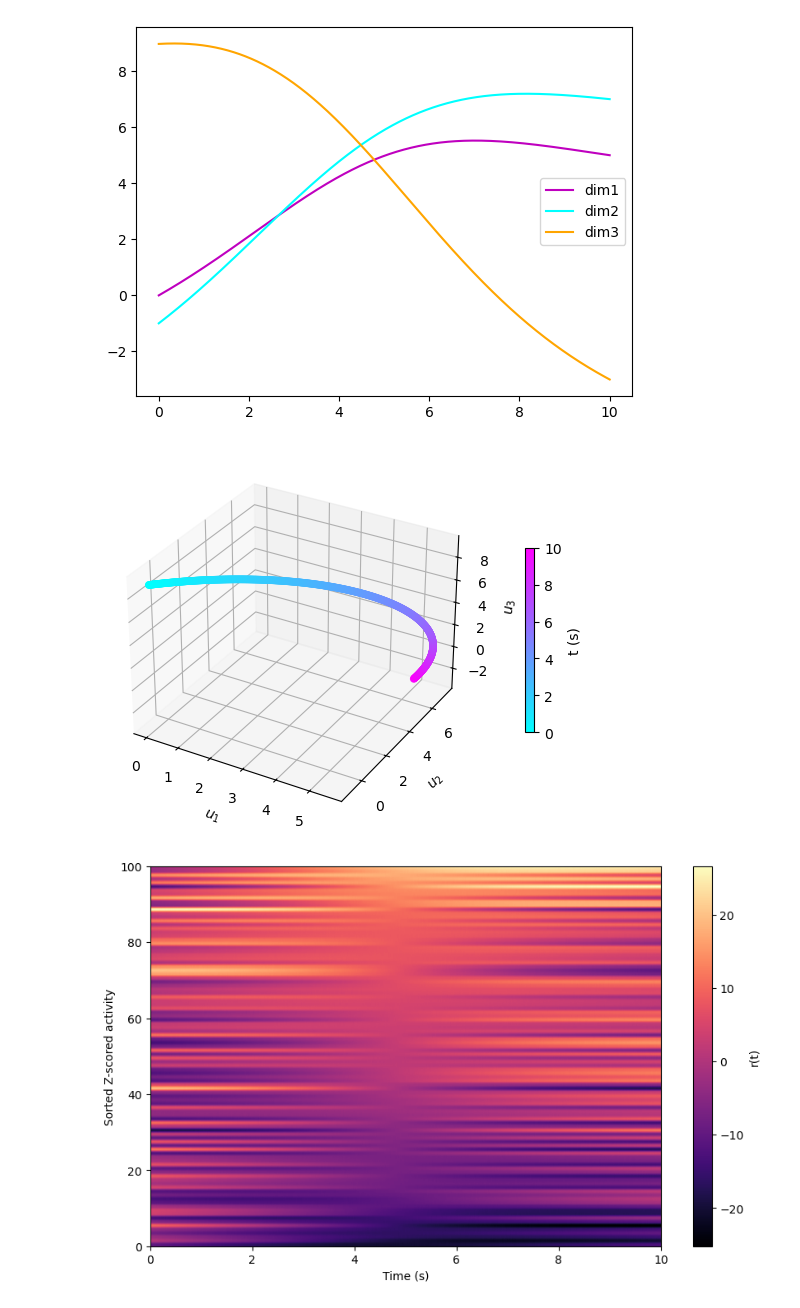
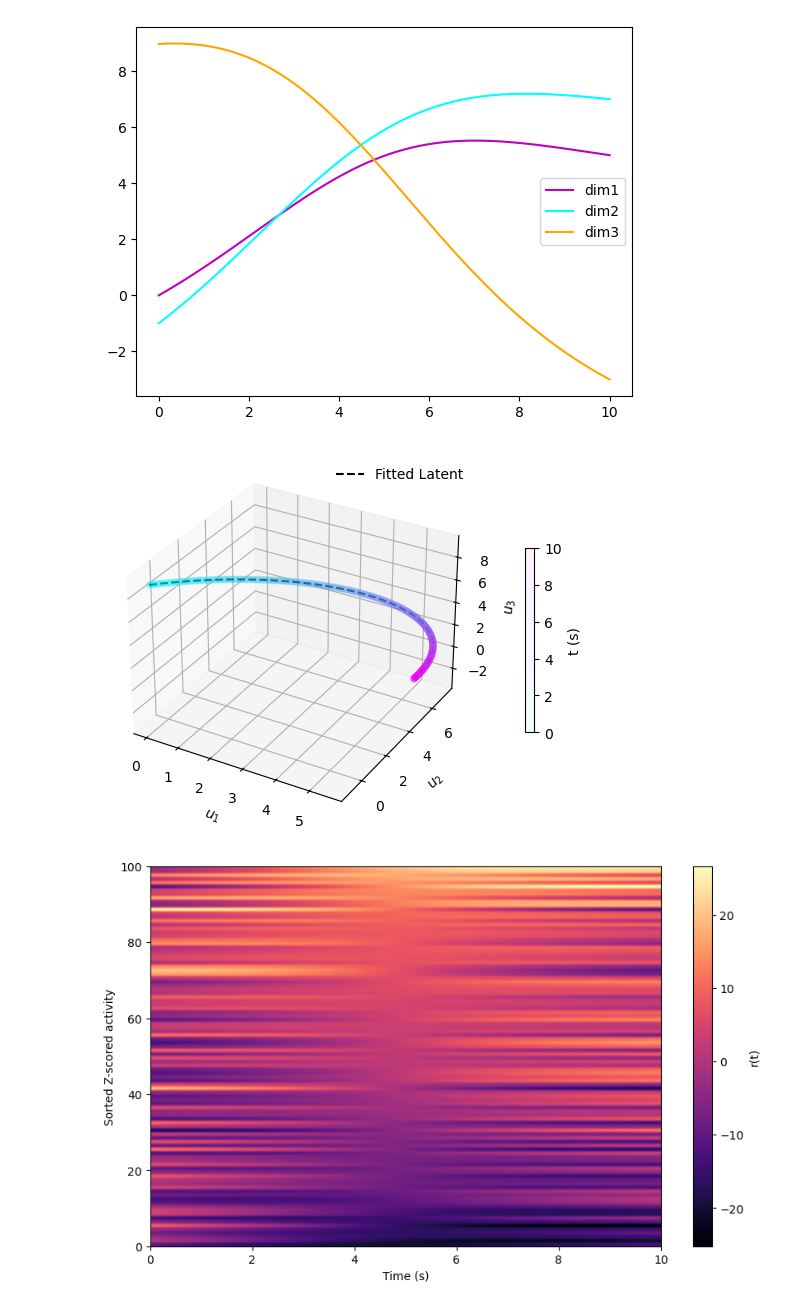
Before and after one commit to reecekeller/latentphysics, a Jupyter notebook: implicit.ipynb, the cells around one changed output. Saved outputs shown, nothing was run; the diff lists cells and outputs as text; code cells hidden in the pictures.

```diff
--- a/implicit.ipynb
+++ b/implicit.ipynb
@@ -107,27 +89,38 @@ plt.legend()
 plt.show()
 # %% [output]
 [figure]
+# %%
+u_hat = np.load('/home/rdkeller/latentphysics/data/rollout_data.npy')
+u = np.load('/home/rdkeller/latentphysics/dumb_data2.npy')
 # %%
 # Set up the figure and 3D axes
 fig = plt.figure()
 ax = fig.add_subplot(111, projection='3d')
 
-# Scatter plot in 3D, color by time
-sc = ax.scatter(u[:, 0], u[:, 1], u[:, 2], c=t.clone().detach().numpy(), cmap='cool')
+# Create the scatter plot with transparent points
+sc = ax.scatter(u[:, 0], u[:, 1], u[:, 2], c=t, cmap='cool', alpha=0.058, label='T')
 
-# Add colorbar to indicate the time value
+# Add a plot of the lines between the points (without transparency)
+ax.plot(u_hat[:, 0], u_hat[:, 1], u_hat[:, 2], linestyle='--', color='black', label='Fitted Latent')
+
+# Add a colorbar and set the label, without opacity (full opacity for the colorbar)
 cbar = plt.colorbar(sc, ax=ax, shrink=0.5, pad=0.1)
+cbar.set_alpha(1)  # Set full opacity for the colorbar
+fig.canvas.draw()
 cbar.set_label('t (s)')
+legend = plt.legend()
+legend.get_frame().set_alpha(0)  # Set transparency for the background (0 = fully transparent)
 
 # Set labels for the axes
 ax.set_xlabel('$u_1$')
 ax.set_ylabel('$u_2$')
 ax.set_zlabel('$u_3$')
-plt.savefig('latent_rep.png', transparent=True)
+
+plt.savefig('latent_rep2.png', transparent=True)
 # Show the plot
 plt.show()
 # %% [output]
-[figure, old version]
+[figure, new version]
 # %%
 projection_matrix = np.random.randn(3, 100)
 
```
Also changed, not shown: parts of 1 cell of this notebook.
